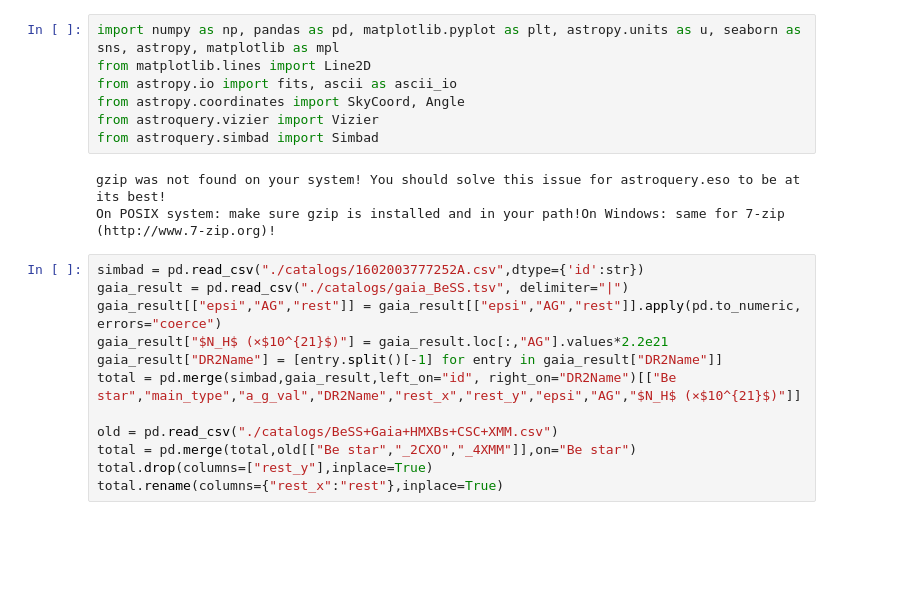
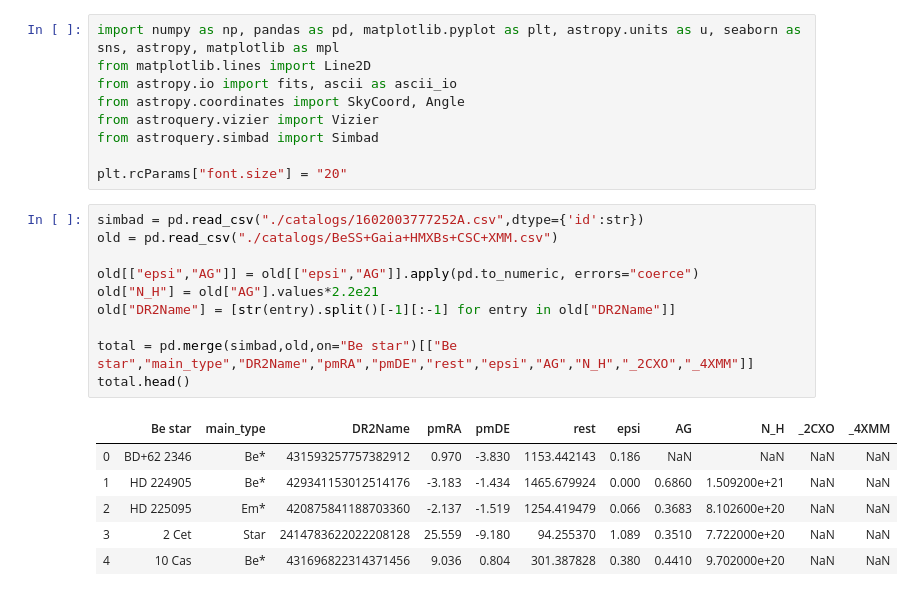
Before and after one commit to cgobat/XDBS-old, a Jupyter notebook: gaia_dist_epsi.ipynb, the cells around one changed output. Cells and saved outputs as stored; diff of their text form; blank space fills up the shorter version.

```diff
--- a/gaia_dist_epsi.ipynb
+++ b/gaia_dist_epsi.ipynb
@@ -5,21 +5,25 @@ from astropy.io import fits, ascii as ascii_io
 from astropy.coordinates import SkyCoord, Angle
 from astroquery.vizier import Vizier
 from astroquery.simbad import Simbad
+
+plt.rcParams["font.size"] = "20"
-# %% [output]
-gzip was not found on your system! You should solve this issue for astroquery.eso to be at its best!
-On POSIX system: make sure gzip is installed and in your path!On Windows: same for 7-zip (http://www.7-zip.org)!
-# %%
-simbad = pd.read_csv("./catalogs/1602003777252A.csv",dtype={'id':str})
-gaia_result = pd.read_csv("./catalogs/gaia_BeSS.tsv", delimiter="|")
-gaia_result[["epsi","AG","rest"]] = gaia_result[["epsi","AG","rest"]].apply(pd.to_numeric, errors="coerce")
-gaia_result["$N_H$ (×$10^{21}$)"] = gaia_result.loc[:,"AG"].values*2.2e21
-gaia_result["DR2Name"] = [entry.split()[-1] for entry in gaia_result["DR2Name"]]
-total = pd.merge(simbad,gaia_result,left_on="id", right_on="DR2Name")[["Be star","main_type","a_g_val","DR2Name","rest_x","rest_y","epsi","AG","$N_H$ (×$10^{21}$)"]]
-
-old = pd.read_csv("./catalogs/BeSS+Gaia+HMXBs+CSC+XMM.csv")
-total = pd.merge(total,old[["Be star","_2CXO","_4XMM"]],on="Be star")
-total.drop(columns=["rest_y"],inplace=True)
-total.rename(columns={"rest_x":"rest"},inplace=True)
+# %%
+simbad = pd.read_csv("./catalogs/1602003777252A.csv",dtype={'id':str})
+old = pd.read_csv("./catalogs/BeSS+Gaia+HMXBs+CSC+XMM.csv")
+
+old[["epsi","AG"]] = old[["epsi","AG"]].apply(pd.to_numeric, errors="coerce")
+old["N_H"] = old["AG"].values*2.2e21
+old["DR2Name"] = [str(entry).split()[-1][:-1] for entry in old["DR2Name"]]
+
+total = pd.merge(simbad,old,on="Be star")[["Be star","main_type","DR2Name","pmRA","pmDE","rest","epsi","AG","N_H","_2CXO","_4XMM"]]
+total.head()
+# %% [output]
+|  | Be star | main_type | DR2Name | pmRA | pmDE | rest | epsi | AG | N_H | _2CXO | _4XMM |
+| 0 | BD+62 2346 | Be* | 431593257757382912 | 0.970 | -3.830 | 1153.442143 | 0.186 | NaN | NaN | NaN | NaN |
+| 1 | HD 224905 | Be* | 429341153012514176 | -3.183 | -1.434 | 1465.679924 | 0.000 | 0.6860 | 1.509200e+21 | NaN | NaN |
+| 2 | HD 225095 | Em* | 420875841188703360 | -2.137 | -1.519 | 1254.419479 | 0.066 | 0.3683 | 8.102600e+20 | NaN | NaN |
+| 3 | 2 Cet | Star | 2414783622022208128 | 25.559 | -9.180 | 94.255370 | 1.089 | 0.3510 | 7.722000e+20 | NaN | NaN |
+| 4 | 10 Cas | Be* | 431696822314371456 | 9.036 | 0.804 | 301.387828 | 0.380 | 0.4410 | 9.702000e+20 | NaN | NaN |
 # %%
 for i in total.index:
     if pd.isna(total.loc[i,"_2CXO"]) and pd.isna(total.loc[i,"_4XMM"]):
```
Also changed, not shown: parts of 5 cells of this notebook, 2 other files.
